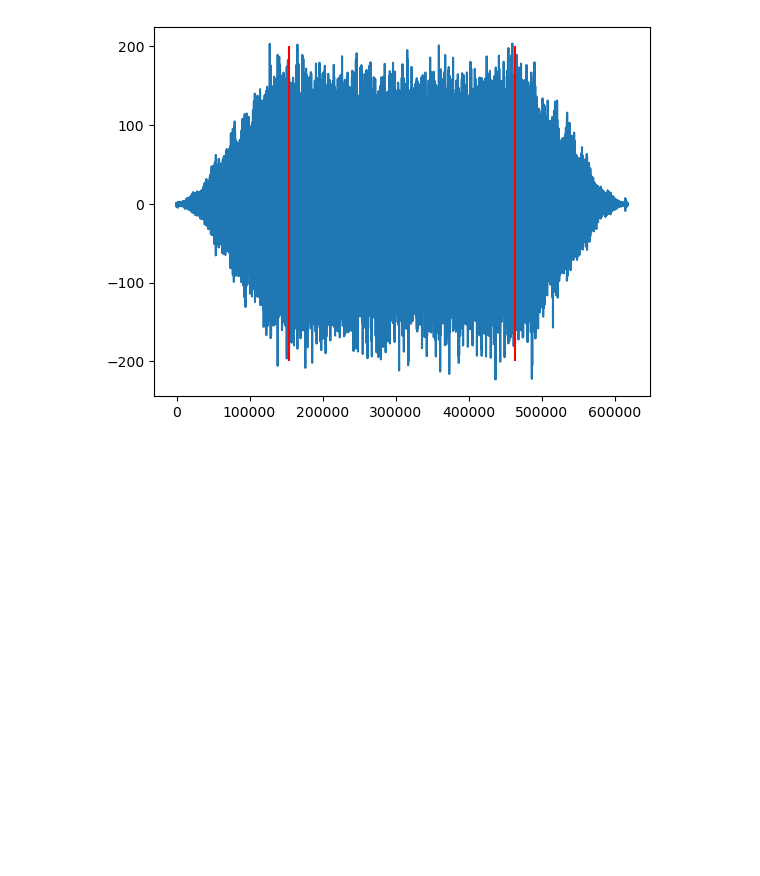
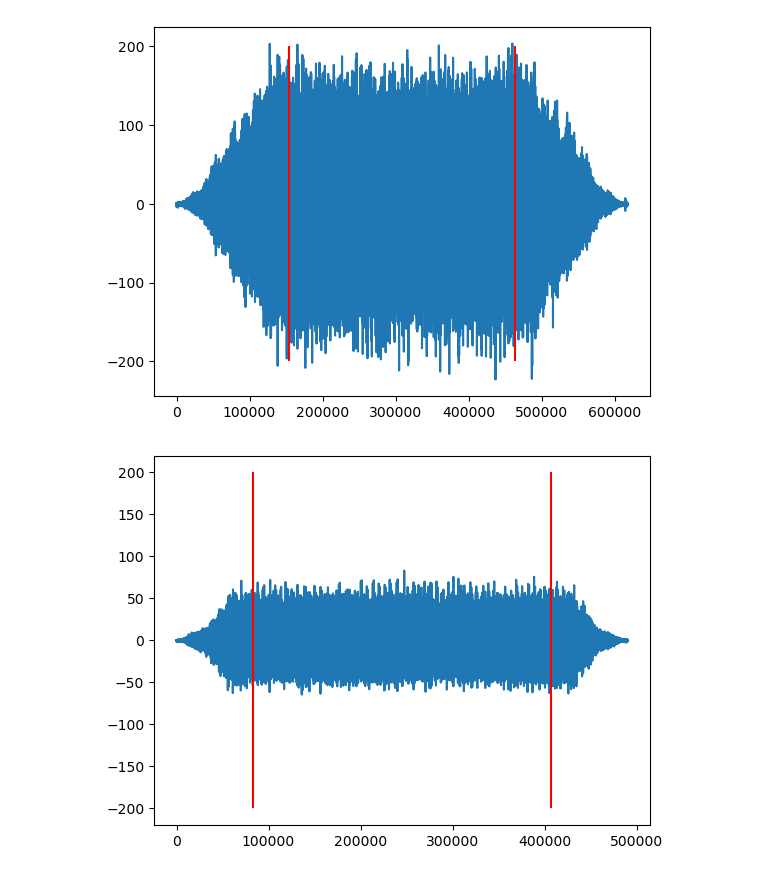
Before and after one commit to 4llu/rapid-deployment, a Jupyter notebook: src/data/data_processing_arotor_replication.ipynb, the cells around one changed output. Cells and saved outputs as stored; diff of their text form; code cells hidden in the pictures; blank space fills up the shorter version.

```diff
--- a/src/data/data_processing_arotor_replication.ipynb
+++ b/src/data/data_processing_arotor_replication.ipynb
@@ -253,3 +586,10 @@ plt.vlines([len(swap) * 0.25, len(swap) * 0.75], -200, 200, color="r")
 swap.to_feather(os.path.join(raw_data_folder, "ARotor_replication", "1000rpm_CT_baseline_11%_GP8_0.feather"))
 # %% [output]
 [figure]
+# %%
+swap = pd.read_csv(os.path.join(raw_data_folder, "ARotor_replication", "500rpm_CT_baseline_6%_GP6_0.csv"))
+plt.plot(swap["acc1"])
+plt.vlines([len(swap) * 0.17, len(swap) * 0.83], -200, 200, color="r")
+swap.to_feather(os.path.join(raw_data_folder, "ARotor_replication", "500rpm_CT_baseline_6%_GP6_0.feather"))
+# %% [output]
+[figure, added]
```
Also changed, not shown: parts of 24 cells of this notebook, 8 other files.
